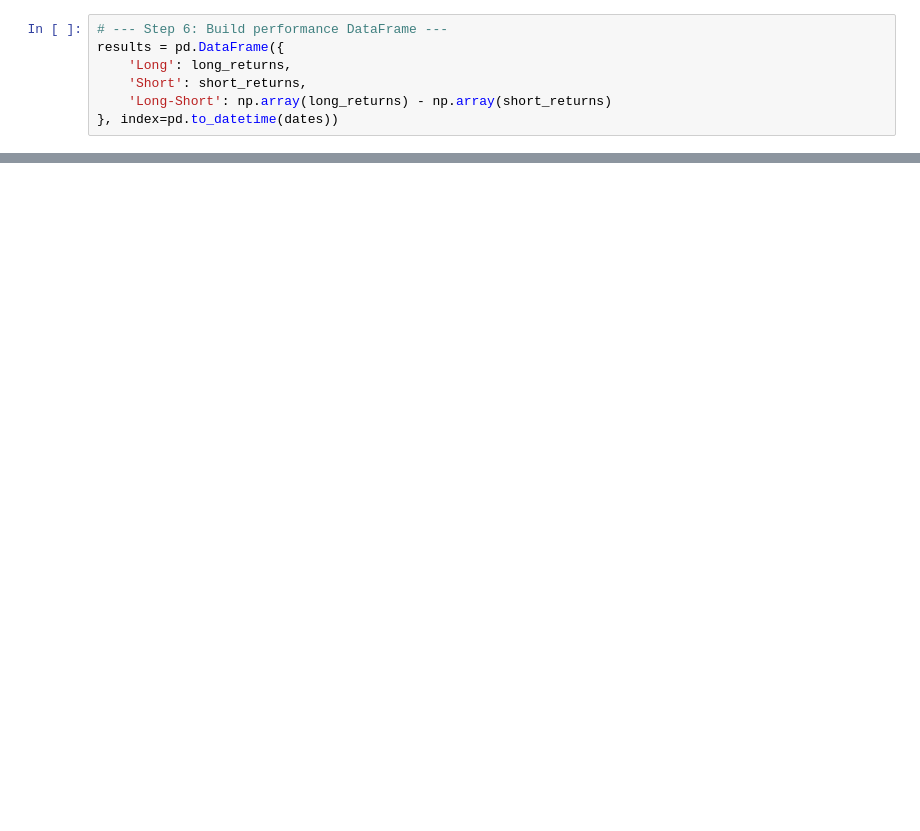
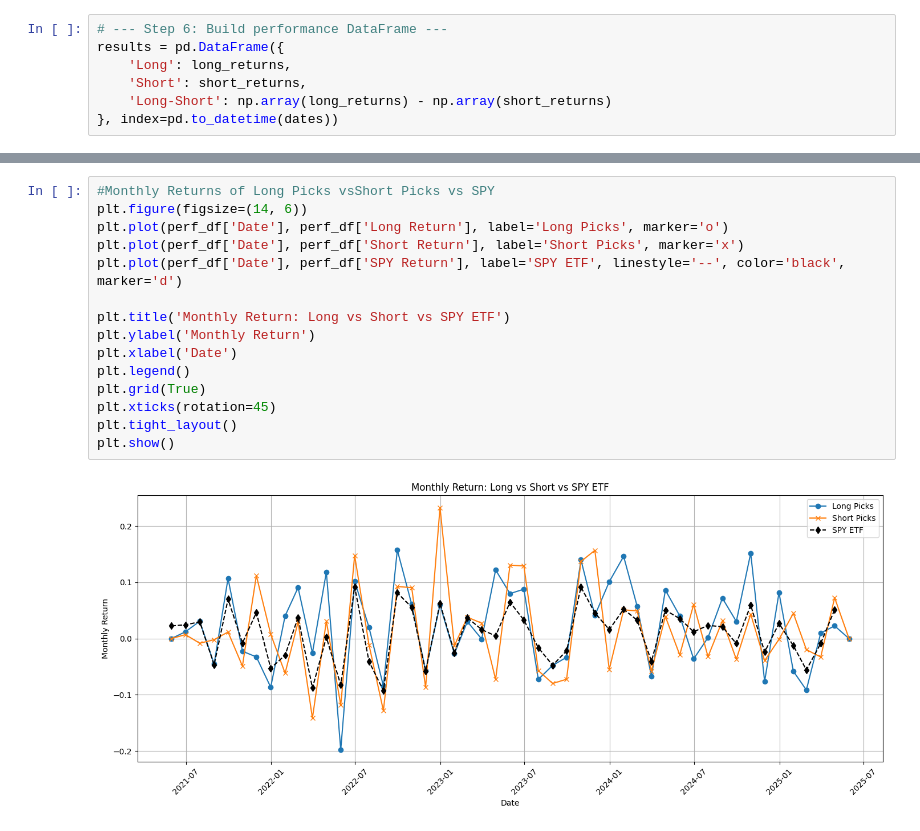
Before and after one commit to sschneidinger/sschneidinger, a Jupyter notebook: Project 3/Final Project.ipynb, the cells around one changed output, grey strips where cells are left out. Saved outputs shown, nothing was run; the diff lists cells and outputs as text; blank space fills up the shorter version.

```diff
--- a/Project 3/Final Project.ipynb
+++ b/Project 3/Final Project.ipynb
@@ -85,0 +228,17 @@ plt.show()
+# %%
+#Monthly Returns of Long Picks vsShort Picks vs SPY
+plt.figure(figsize=(14, 6))
+plt.plot(perf_df['Date'], perf_df['Long Return'], label='Long Picks', marker='o')
+plt.plot(perf_df['Date'], perf_df['Short Return'], label='Short Picks', marker='x')
+plt.plot(perf_df['Date'], perf_df['SPY Return'], label='SPY ETF', linestyle='--', color='black', marker='d')
+
+plt.title('Monthly Return: Long vs Short vs SPY ETF')
+plt.ylabel('Monthly Return')
+plt.xlabel('Date')
+plt.legend()
+plt.grid(True)
+plt.xticks(rotation=45)
+plt.tight_layout()
+plt.show()
+# %% [output]
+[figure, added]
```
Also changed, not shown: parts of 15 cells of this notebook.
